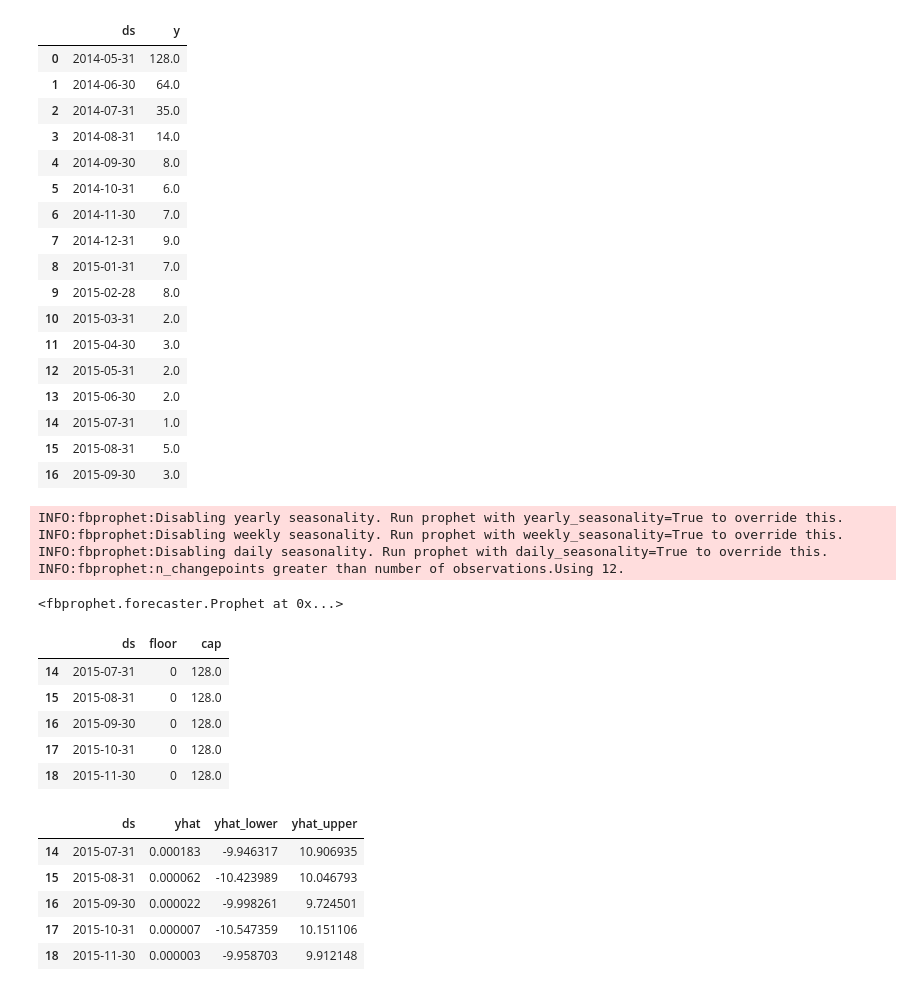
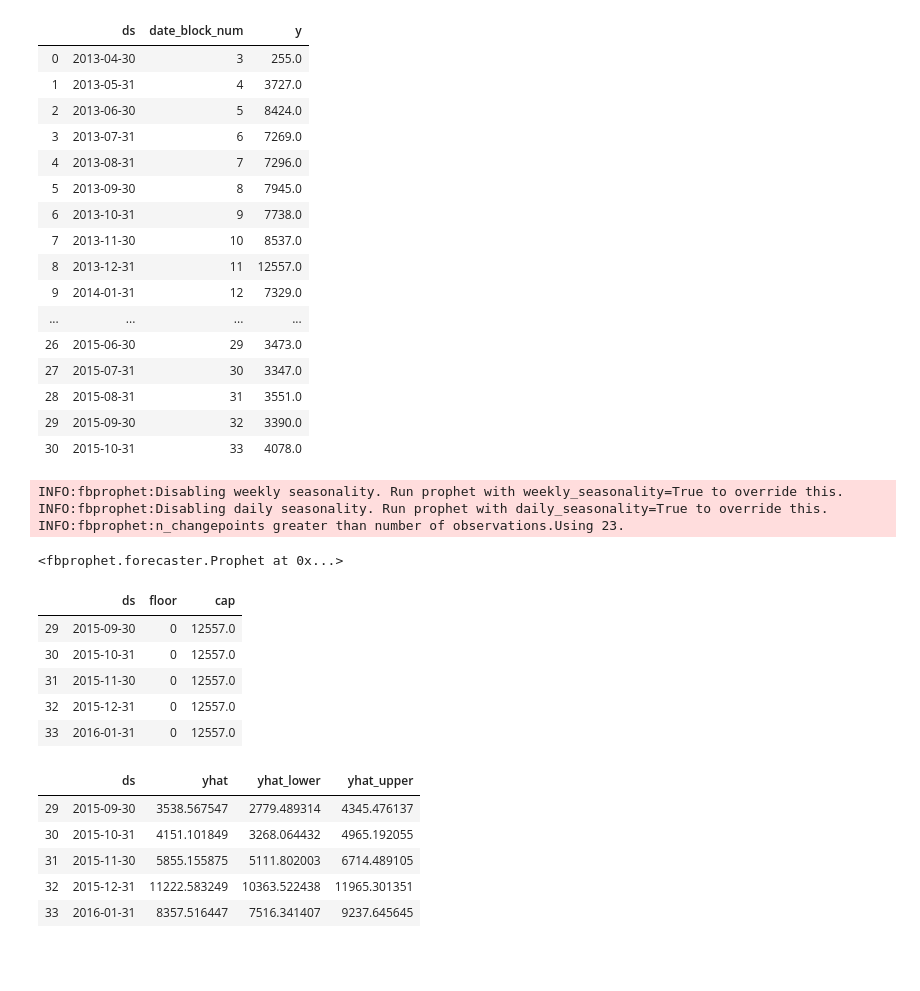
Before and after one commit to much2soft/CEBD1160Project, a Jupyter notebook: Prophet_Sales_forecast_by_month.ipynb, the cells around one changed output. Cells and saved outputs as stored; diff of their text form; code cells hidden in the pictures; blank space fills up the shorter version.

```diff
--- a/Prophet_Sales_forecast_by_month.ipynb
+++ b/Prophet_Sales_forecast_by_month.ipynb
@@ -11,9 +11,10 @@ import datetime
 from fbprophet import Prophet
 # %%
 df_sales = pd.read_csv('sales_train_v2.csv')
+df_sales['date'] = pd.to_datetime(df_sales['date'],  dayfirst=True)
 # %%
 df_sales_fbprophet = df_sales.loc[(df_sales['item_cnt_day']>0)&
-                                ((df_sales['item_id']==969)) &
+                                ((df_sales['item_id']==20949)) &
                                (df_sales['date_block_num']<34)]
 
 df_sales_fbprophet = df_sales_fbprophet.drop(['date','shop_id','item_id','item_price'],axis=1)
@@ -35,6 +36,6 @@ df_sales_fbprophet
 # %%
 # date_block_num - a consecutive month number. January 2013 is 0, February 2013 is 1,..., October 2015 is 33
-df_sales_fbprophet['date_month'] = datetime.datetime(2013, 1, 1).date() + df_sales_fbprophet['date_block_num'].apply(pd.offsets.MonthEnd)
-df_sales_fbprophet = df_sales_fbprophet.groupby(['date_month'])['item_cnt_day'].sum().reset_index(name='item_cnt_month')
+df_sales_fbprophet['date_month'] = datetime.datetime(2013, 1, 31).date() + df_sales_fbprophet['date_block_num'].apply(pd.offsets.MonthEnd)
+df_sales_fbprophet = df_sales_fbprophet.groupby(['date_month','date_block_num'])['item_cnt_day'].sum().reset_index(name='item_cnt_month')
 df_sales_fbprophet
 # %% [output]
@@ -61,24 +61,23 @@ INFO:numexpr.utils:NumExpr defaulting to 2 threads.
 df_sales_fbprophet = df_sales_fbprophet.rename(columns={"date_month": "ds", "item_cnt_month": "y"})
 df_sales_fbprophet
 # %% [output]
-|  | ds | y |
-| 0 | 2014-05-31 | 128.0 |
-| 1 | 2014-06-30 | 64.0 |
-| 2 | 2014-07-31 | 35.0 |
-| 3 | 2014-08-31 | 14.0 |
-| 4 | 2014-09-30 | 8.0 |
-| 5 | 2014-10-31 | 6.0 |
-| 6 | 2014-11-30 | 7.0 |
-| 7 | 2014-12-31 | 9.0 |
-| 8 | 2015-01-31 | 7.0 |
-| 9 | 2015-02-28 | 8.0 |
-| 10 | 2015-03-31 | 2.0 |
-| 11 | 2015-04-30 | 3.0 |
-| 12 | 2015-05-31 | 2.0 |
-| 13 | 2015-06-30 | 2.0 |
-| 14 | 2015-07-31 | 1.0 |
-| 15 | 2015-08-31 | 5.0 |
-| 16 | 2015-09-30 | 3.0 |
+|  | ds | date_block_num | y |
+| 0 | 2013-04-30 | 3 | 255.0 |
+| 1 | 2013-05-31 | 4 | 3727.0 |
+| 2 | 2013-06-30 | 5 | 8424.0 |
+| 3 | 2013-07-31 | 6 | 7269.0 |
+| 4 | 2013-08-31 | 7 | 7296.0 |
+| 5 | 2013-09-30 | 8 | 7945.0 |
+| 6 | 2013-10-31 | 9 | 7738.0 |
+| 7 | 2013-11-30 | 10 | 8537.0 |
+| 8 | 2013-12-31 | 11 | 12557.0 |
+| 9 | 2014-01-31 | 12 | 7329.0 |
+| ... | ... | ... | ... |
+| 26 | 2015-06-30 | 29 | 3473.0 |
+| 27 | 2015-07-31 | 30 | 3347.0 |
+| 28 | 2015-08-31 | 31 | 3551.0 |
+| 29 | 2015-09-30 | 32 | 3390.0 |
+| 30 | 2015-10-31 | 33 | 4078.0 |
 # %%
 # put in limits
 df_sales_fbprophet['floor']=0
@@ -87,35 +86,38 @@ df_sales_fbprophet['cap']=df_sales_fbprophet['y'].max()
 m = Prophet(growth='logistic')
 m.fit(df_sales_fbprophet)
 # %% [output]
-INFO:fbprophet:Disabling yearly seasonality. Run prophet with yearly_seasonality=True to override this.
 INFO:fbprophet:Disabling weekly seasonality. Run prophet with weekly_seasonality=True to override this.
 INFO:fbprophet:Disabling daily seasonality. Run prophet with daily_seasonality=True to override this.
-INFO:fbprophet:n_changepoints greater than number of observations.Using 12.
+INFO:fbprophet:n_changepoints greater than number of observations.Using 23.
 <fbprophet.forecaster.Prophet at 0x...>
+# %%
+# find how many periods we need by finding the last month
+days_to_predict = pd.to_datetime('2016-1-31') - df_sales_fbprophet['ds'].max()
+months_to_predict = round(days_to_predict.days/31)
 # %%
 # predict 2 months into the future
-future = m.make_future_dataframe(periods=2, freq='M')
+future = m.make_future_dataframe(periods=months_to_predict, freq='M')
 future['floor']=0
 future['cap']=df_sales_fbprophet['y'].max()
 
 future.tail()
 # %% [output]
 |  | ds | floor | cap |
-| 14 | 2015-07-31 | 0 | 128.0 |
-| 15 | 2015-08-31 | 0 | 128.0 |
-| 16 | 2015-09-30 | 0 | 128.0 |
-| 17 | 2015-10-31 | 0 | 128.0 |
-| 18 | 2015-11-30 | 0 | 128.0 |
+| 29 | 2015-09-30 | 0 | 12557.0 |
+| 30 | 2015-10-31 | 0 | 12557.0 |
+| 31 | 2015-11-30 | 0 | 12557.0 |
+| 32 | 2015-12-31 | 0 | 12557.0 |
+| 33 | 2016-01-31 | 0 | 12557.0 |
 # %%
 forecast = m.predict(future)
 forecast[['ds', 'yhat', 'yhat_lower', 'yhat_upper']].tail(5)
 # %% [output]
 |  | ds | yhat | yhat_lower | yhat_upper |
-| 14 | 2015-07-31 | 0.000183 | -9.946317 | 10.906935 |
-| 15 | 2015-08-31 | 0.000062 | -10.423989 | 10.046793 |
-| 16 | 2015-09-30 | 0.000022 | -9.998261 | 9.724501 |
-| 17 | 2015-10-31 | 0.000007 | -10.547359 | 10.151106 |
-| 18 | 2015-11-30 | 0.000003 | -9.958703 | 9.912148 |
+| 29 | 2015-09-30 | 3538.567547 | 2779.489314 | 4345.476137 |
+| 30 | 2015-10-31 | 4151.101849 | 3268.064432 | 4965.192055 |
+| 31 | 2015-11-30 | 5855.155875 | 5111.802003 | 6714.489105 |
+| 32 | 2015-12-31 | 11222.583249 | 10363.522438 | 11965.301351 |
+| 33 | 2016-01-31 | 8357.516447 | 7516.341407 | 9237.645645 |
 # %%
 fig1 = m.plot(forecast)
 # %% [output]
```
Also changed, not shown: parts of 6 cells of this notebook, 1 other file.
